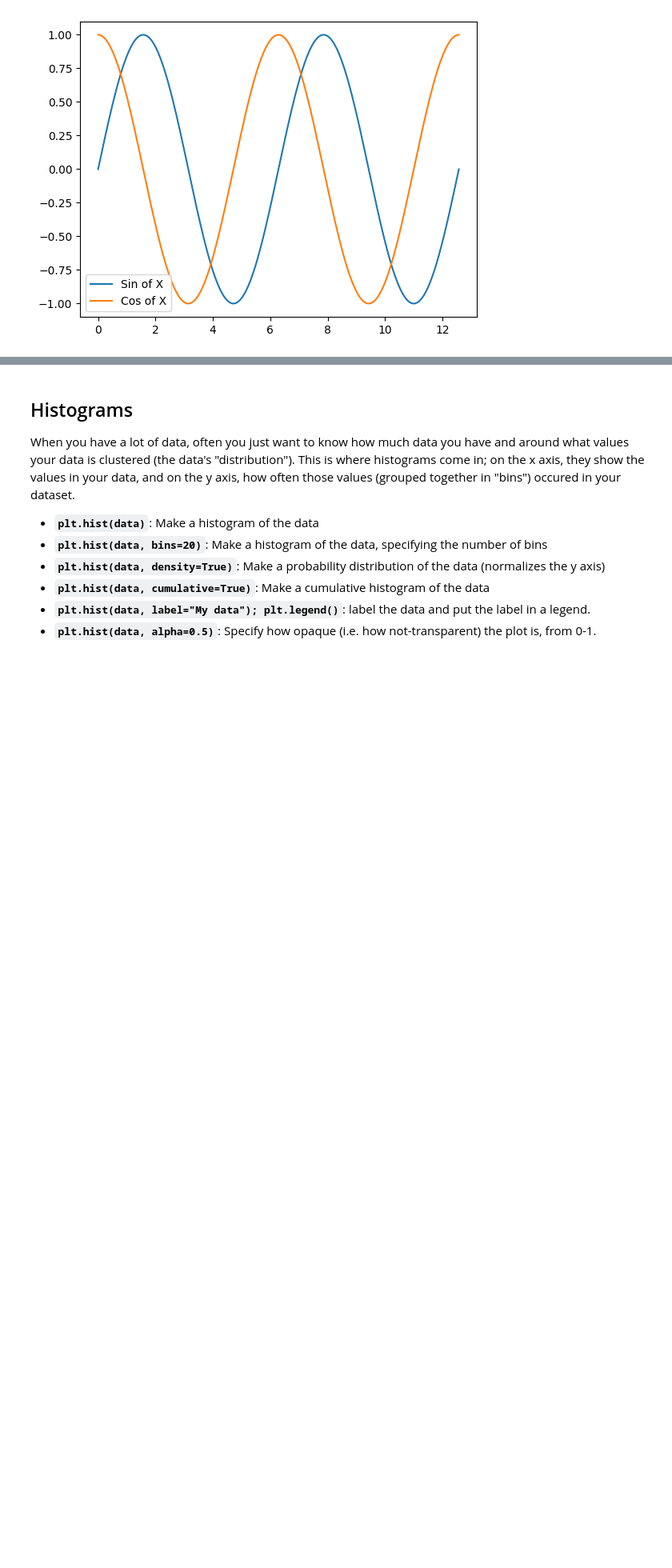
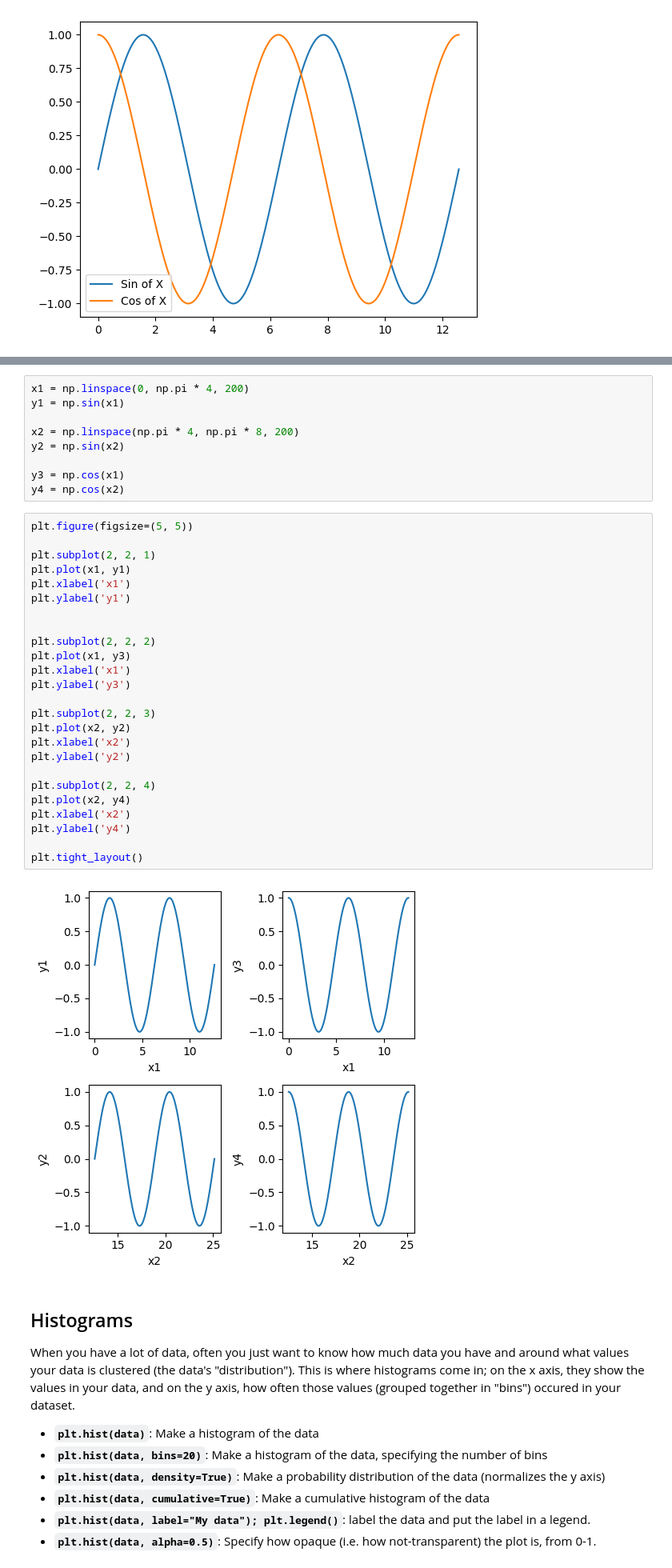
Before and after one commit to nickdelgrosso/CodeTeachingMaterials, a Jupyter notebook: notebooks/DS Plotting With Matplotlib.ipynb, the cells around one changed output, grey strips where cells are left out. Shown at 80% size. Drawn from its saved outputs; the diff is of its cells as text; blank space fills up the shorter version.

```diff
--- a/notebooks/DS Plotting With Matplotlib.ipynb
+++ b/notebooks/DS Plotting With Matplotlib.ipynb
@@ -251,3 +325,39 @@ plt.legend();
+# %%
+x1 = np.linspace(0, np.pi * 4, 200)
+y1 = np.sin(x1)
+
+x2 = np.linspace(np.pi * 4, np.pi * 8, 200)
+y2 = np.sin(x2)
+
+y3 = np.cos(x1)
+y4 = np.cos(x2)
+# %%
+plt.figure(figsize=(5, 5))
+
+plt.subplot(2, 2, 1)
+plt.plot(x1, y1)
+plt.xlabel('x1')
+plt.ylabel('y1')
+
+
+plt.subplot(2, 2, 2)
+plt.plot(x1, y3)
+plt.xlabel('x1')
+plt.ylabel('y3')
+
+plt.subplot(2, 2, 3)
+plt.plot(x2, y2)
+plt.xlabel('x2')
+plt.ylabel('y2')
+
+plt.subplot(2, 2, 4)
+plt.plot(x2, y4)
+plt.xlabel('x2')
+plt.ylabel('y4')
+
+plt.tight_layout()
+# %% [output]
+[figure, added]
 # %% [markdown]
 ## Histograms
 
```
Also changed, not shown: parts of 9 cells of this notebook.
